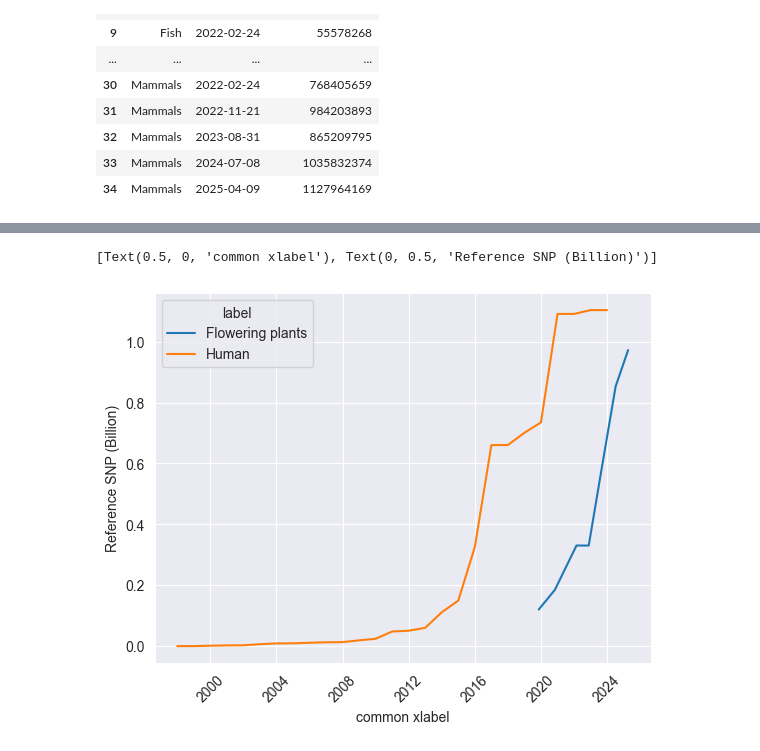
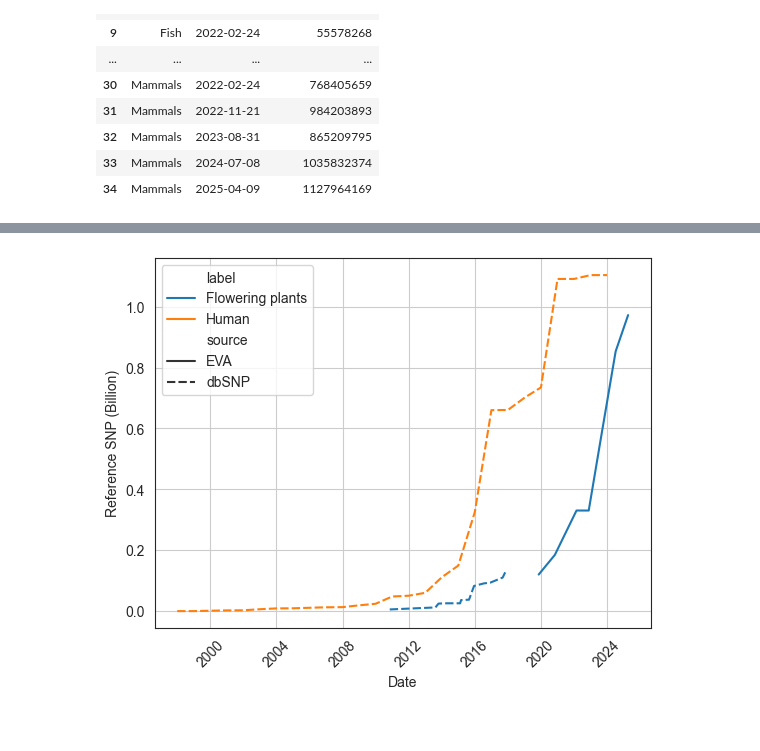
Before and after one commit to EBIvariation/eva-tasks, a Jupyter notebook: tasks/eva_3868/release_metrics.ipynb, the cells around one changed output, grey strips where cells are left out. Drawn from its saved outputs; the diff is of its cells as text; code cells hidden in the pictures.

Commit message:
Add non human dbsnp data

```diff
--- a/tasks/eva_3868/release_metrics.ipynb
+++ b/tasks/eva_3868/release_metrics.ipynb
@@ -97,16 +148,23 @@ g2.grid(False)
 # %%
-dbsnp_metrics = pd.read_csv('dbsnp_release_metrics_per_year.tsv', sep='\t')
-dbsnp_metrics['Date'] = pd.to_datetime(dbsnp_metrics['Year'], format='%Y')
-dbsnp_metrics['label'] = 'Human'
-eva_metrics_per_plants = eva_metrics_per_class.loc[eva_metrics_per_class['label'] == 'Flowering plants', ['Date', 'Reference SNP (rs)', 'label']]
+dbsnp_human_metrics = pd.read_csv('dbsnp_human_release_metrics_per_year.tsv', sep='\t')
+dbsnp_human_metrics['Date'] = pd.to_datetime(dbsnp_human_metrics['Year'], format='%Y')
+dbsnp_human_metrics['label'] = 'Human'
+dbsnp_human_metrics['source'] = 'dbSNP'
+eva_metrics_per_class['source'] = 'EVA'
+dbsnp_non_human_metrics['source'] = 'dbSNP'
+eva_metrics_per_class = eva_metrics_per_class.loc[eva_metrics_per_class['label'] == 'Flowering plants']
+dbsnp_non_human_metrics = dbsnp_non_human_metrics.loc[dbsnp_non_human_metrics['label'] == 'Flowering plants']
 
-metrics = pd.concat([eva_metrics_per_plants, dbsnp_metrics], axis='rows')
+metrics = pd.concat([eva_metrics_per_class, dbsnp_human_metrics, dbsnp_non_human_metrics], axis='rows')
 metrics['Reference SNP (rs)'] = metrics['Reference SNP (rs)'] / 1000000000
 
-g = seaborn.lineplot(data=metrics, x='Date', y='Reference SNP (rs)', hue='label')
+seaborn.set_style('white')
+
+g = seaborn.lineplot(data=metrics, x='Date', y='Reference SNP (rs)', hue='label', style='source')
 g.tick_params(axis='x', rotation=45)
-g.set(xlabel='common xlabel', ylabel='Reference SNP (Billion)')
-# g.grid(False)
+g.set(ylabel='Reference SNP (Billion)')
+g.legend_.set_title(None)
+
+g.grid(True)
 # %% [output]
-[Text(0.5, 0, 'common xlabel'), Text(0, 0.5, 'Reference SNP (Billion)')]
-[figure, old version]
+[figure, new version]
```
Also changed, not shown: parts of 6 cells of this notebook, 15 other files.
